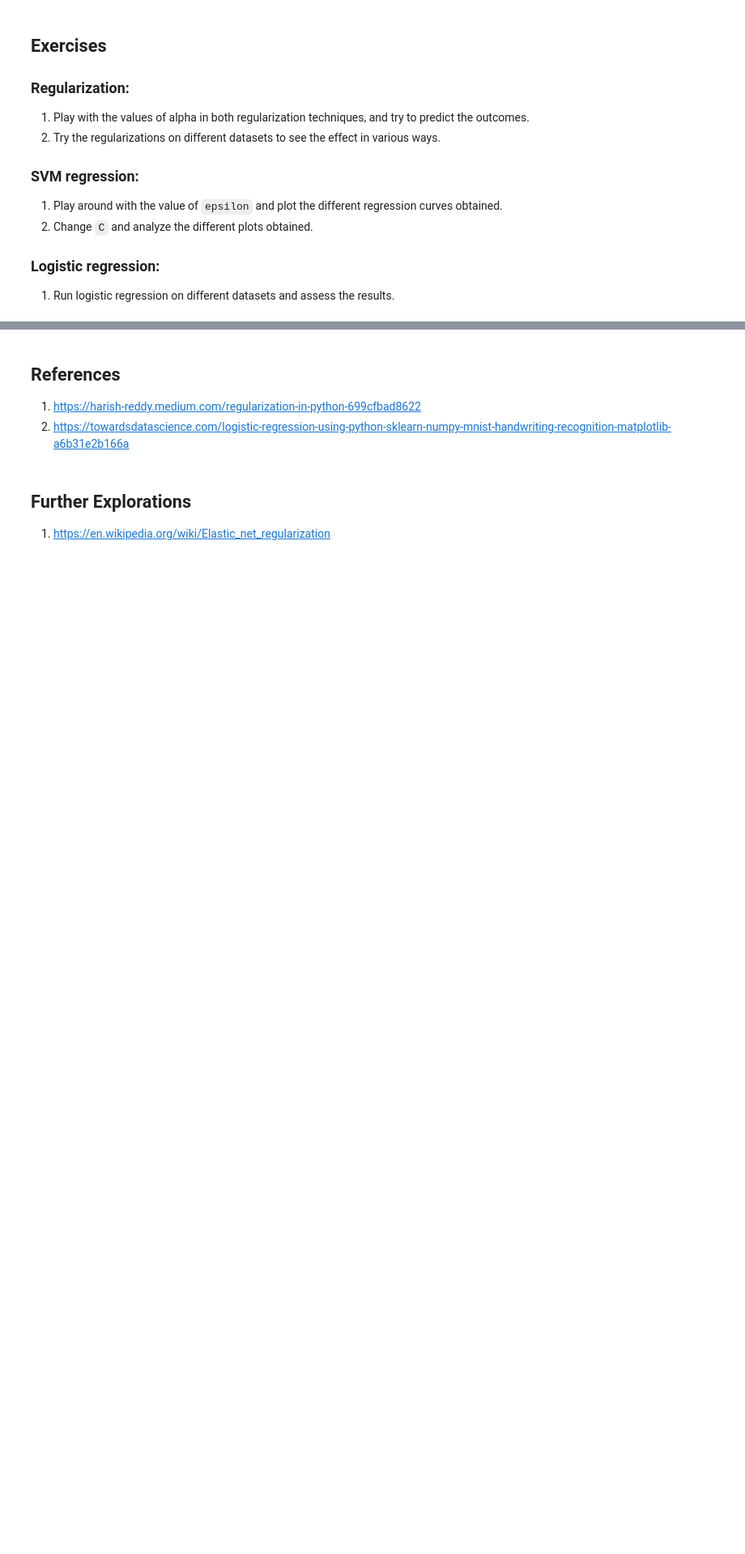
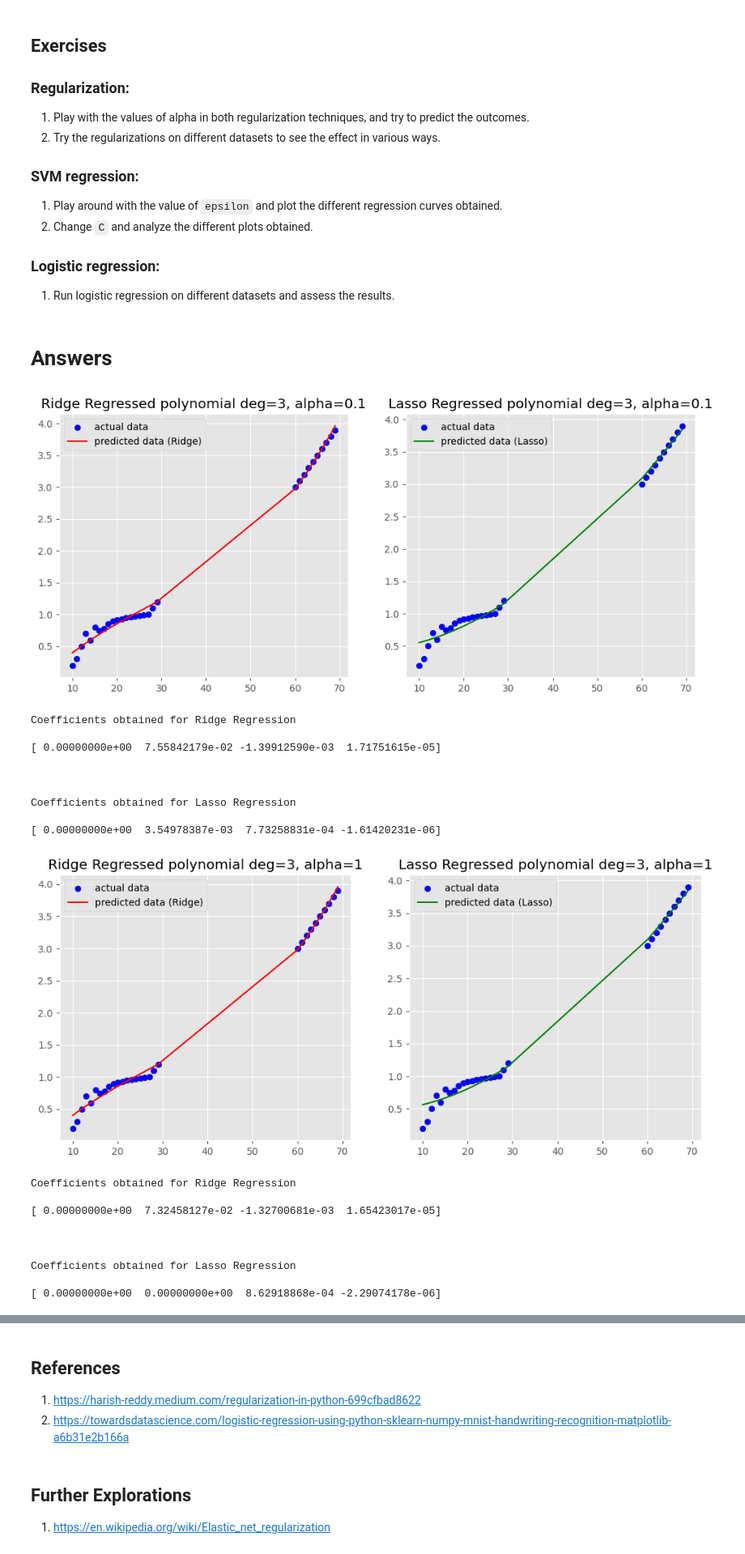
Before and after one commit to VyjayantiN/FMML-Projects-Assignments-2023, a Jupyter notebook: Regression_Lab_3.ipynb, the cells around one changed output, grey strips where cells are left out. Shown at 81% size. Saved outputs shown, nothing was run; the diff lists cells and outputs as text; code cells hidden in the pictures; blank space fills up the shorter version.

```diff
--- a/Regression_Lab_3.ipynb
+++ b/Regression_Lab_3.ipynb
@@ -645,3 +645,83 @@ plt.title(all_sample_title, size = 15);
 
 ### Logistic regression:
 1. Run logistic regression on different datasets and assess the results.
+# %% [markdown]
+# **Answers**
+# %%
+#Regularization:
+ # Question 1 -Play with the values of alpha in both regularization techniques, and try to predict the outcomes.
+import numpy as np
+from sklearn.preprocessing import PolynomialFeatures
+from sklearn.linear_model import Ridge, Lasso
+import matplotlib.pyplot as plt
+
+# Assuming x and y are your input features and target variable, respectively
+x = np.array([10, 11, 12, 13, 14, 15, 16, 17, 18, 19, 20, 21, 22, 23, 24, 25, 26, 27, 28, 29, 60, 61, 62, 63, 64, 65, 66, 67, 68, 69])
+y = np.array([0.2, 0.3, 0.5, 0.7, 0.6, 0.8, 0.75, 0.78, 0.85, 0.9, 0.92, 0.93, 0.95, 0.96, 0.97, 0.98, 0.99, 1.0, 1.1, 1.2, 3.0, 3.1, 3.2, 3.3, 3.4, 3.5, 3.6, 3.7, 3.8, 3.9])
+
+def ridge_lasso_regression(x, y, deg, alpha_ridge, alpha_lasso):
+    x = x.reshape(-1, 1)  # Reshape input data to 2D array
+    poly = PolynomialFeatures(degree=deg)
+    x_ = poly.fit_transform(x)
+
+    # Ridge Regression
+    ridge = Ridge(alpha=alpha_ridge)
+    ridge.fit(x_, y)
+    y_pred_ridge = ridge.predict(x_)
+
+    # Lasso Regression
+    lasso = Lasso(alpha=alpha_lasso)
+    lasso.fit(x_, y)
+    y_pred_lasso = lasso.predict(x_)
+
+    # Plotting Ridge Regression
+    plt.figure(figsize=(12, 5))
+    plt.subplot(1, 2, 1)
+    plt.title("Ridge Regressed polynomial deg={}, alpha={}".format(deg, alpha_ridge))
+    plt.scatter(x[:,0], y, color="blue")
+    plt.plot(x[:,0], y_pred_ridge, color="red")
+    plt.legend(["actual data", "predicted data (Ridge)"])
+
+    # Plotting Lasso Regression
+    plt.subplot(1, 2, 2)
+    plt.title("Lasso Regressed polynomial deg={}, alpha={}".format(deg, alpha_lasso))
+    plt.scatter(x[:,0], y, color="blue")
+    plt.plot(x[:,0], y_pred_lasso, color="green")
+    plt.legend(["actual data", "predicted data (Lasso)"])
+
+    plt.show()
+
+    print("\nCoefficients obtained for Ridge Regression\n")
+    print(ridge.coef_)
+    print("\n")
+
+    print("\nCoefficients obtained for Lasso Regression\n")
+    print(lasso.coef_)
+    print("\n")
+
+alpha_values = [0.1, 1, 10]  # Adjust alpha values for both Ridge and Lasso regularization
+
+for alpha in alpha_values:
+    deg = 3  # Adjust polynomial degree as needed
+    ridge_lasso_regression(x, y, deg, alpha, alpha)
+# %% [output]
+[figure, added]
+Coefficients obtained for Ridge Regression
+
+[ 0.00000000e+00  7.55842179e-02 -1.39912590e-03  1.71751615e-05]
+
+
+
+Coefficients obtained for Lasso Regression
+
+[ 0.00000000e+00  3.54978387e-03  7.73258831e-04 -1.61420231e-06]
+[figure, added]
+Coefficients obtained for Ridge Regression
+
+[ 0.00000000e+00  7.32458127e-02 -1.32700681e-03  1.65423017e-05]
+
+
+
+Coefficients obtained for Lasso Regression
+
+[ 0.00000000e+00  0.00000000e+00  8.62918868e-04 -2.29074178e-06]
```
Also changed, not shown: parts of 5 cells of this notebook.
